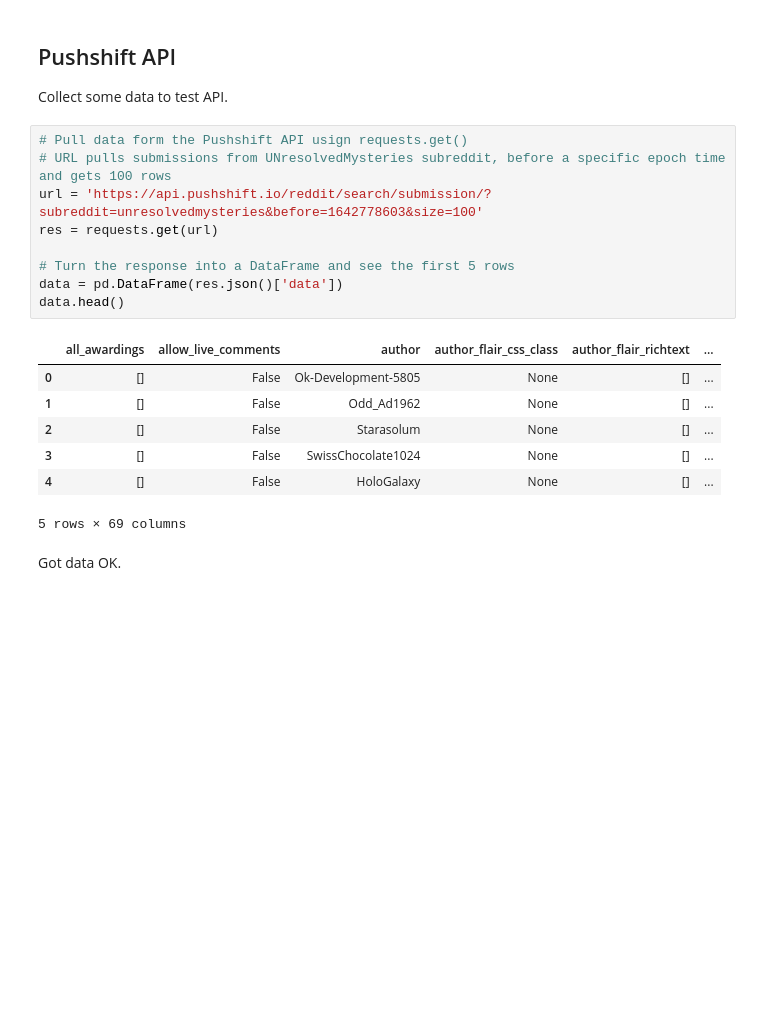
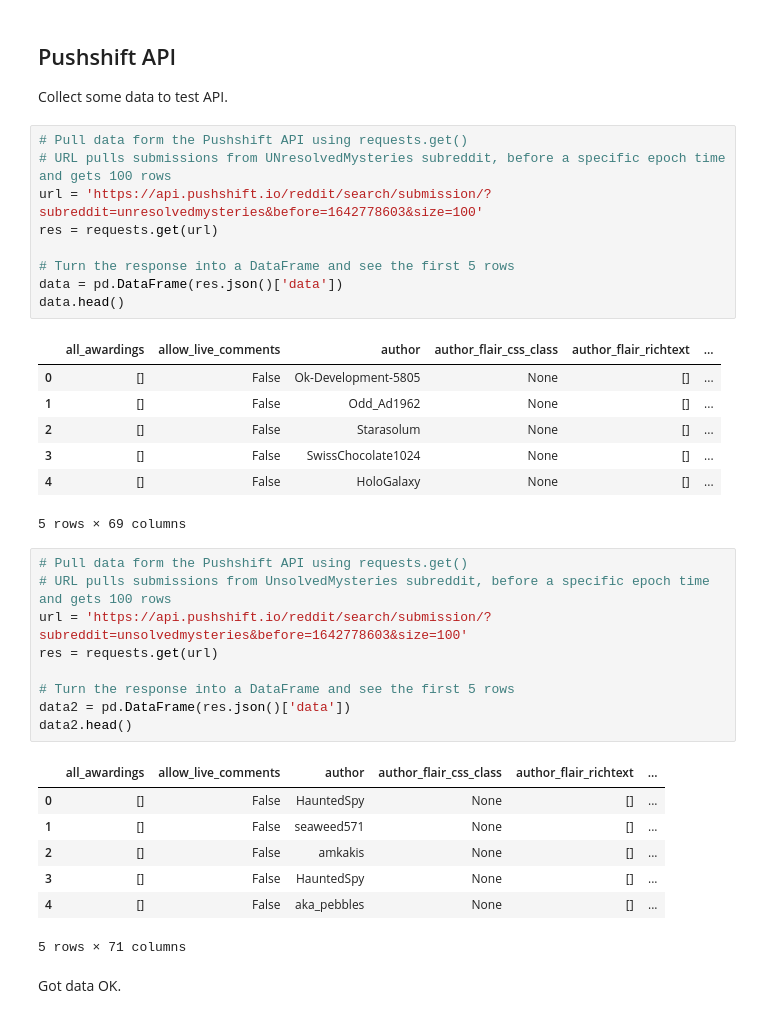
Before and after one commit to pezpet/general-assembly, a Jupyter notebook: projects/project-3-andres/code/01-data-collector.ipynb, the cells around one changed output. Cells and saved outputs as stored; diff of their text form; blank space fills up the shorter version.

```diff
--- a/projects/project-3-andres/code/data-collector.ipynb
+++ b/projects/project-3-andres/code/01-data-collector.ipynb
@@ -16,7 +16,7 @@ import json
 
 Collect some data to test API.
 # %%
-# Pull data form the Pushshift API usign requests.get()
+# Pull data form the Pushshift API using requests.get()
 # URL pulls submissions from UNresolvedMysteries subreddit, before a specific epoch time and gets 100 rows
 url = 'https://api.pushshift.io/reddit/search/submission/?subreddit=unresolvedmysteries&before=1642778603&size=100'
 res = requests.get(url)
@@ -32,6 +32,23 @@ data.head()
 | 3 | [] | False | SwissChocolate1024 | None | [] | ... |
 | 4 | [] | False | HoloGalaxy | None | [] | ... |
 5 rows × 69 columns
+# %%
+# Pull data form the Pushshift API using requests.get()
+# URL pulls submissions from UnsolvedMysteries subreddit, before a specific epoch time and gets 100 rows
+url = 'https://api.pushshift.io/reddit/search/submission/?subreddit=unsolvedmysteries&before=1642778603&size=100'
+res = requests.get(url)
+
+# Turn the response into a DataFrame and see the first 5 rows
+data2 = pd.DataFrame(res.json()['data'])
+data2.head()
+# %% [output]
+|  | all_awardings | allow_live_comments | author | author_flair_css_class | author_flair_richtext | ... |
+| 0 | [] | False | HauntedSpy | None | [] | ... |
+| 1 | [] | False | seaweed571 | None | [] | ... |
+| 2 | [] | False | amkakis | None | [] | ... |
+| 3 | [] | False | HauntedSpy | None | [] | ... |
+| 4 | [] | False | aka_pebbles | None | [] | ... |
+5 rows × 71 columns
 # %% [markdown]
 Got data OK.
 # %% [markdown]
```
Also changed, not shown: parts of 13 cells of this notebook, 3 other files.
